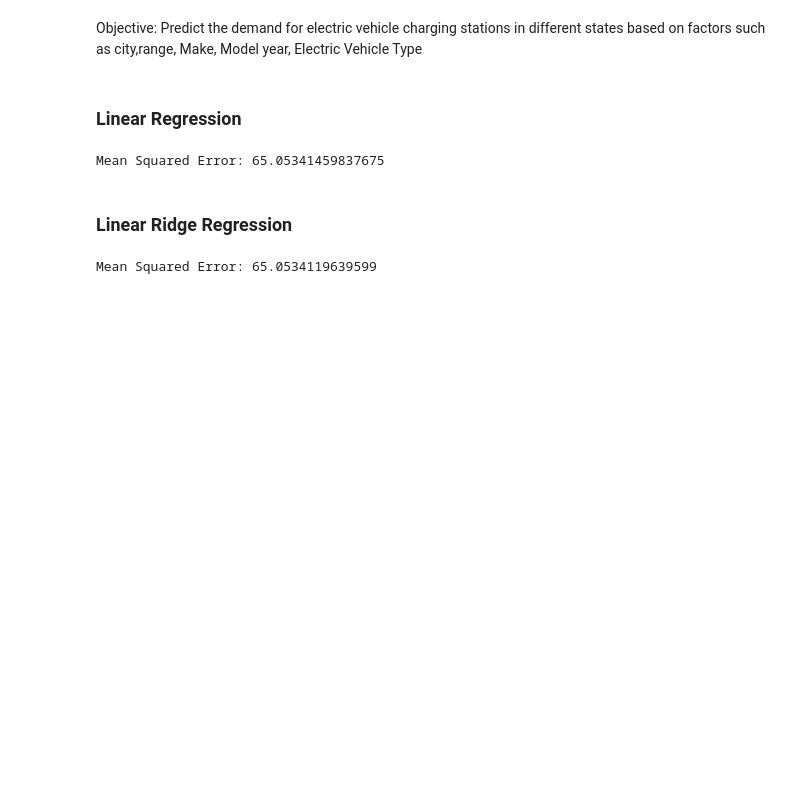
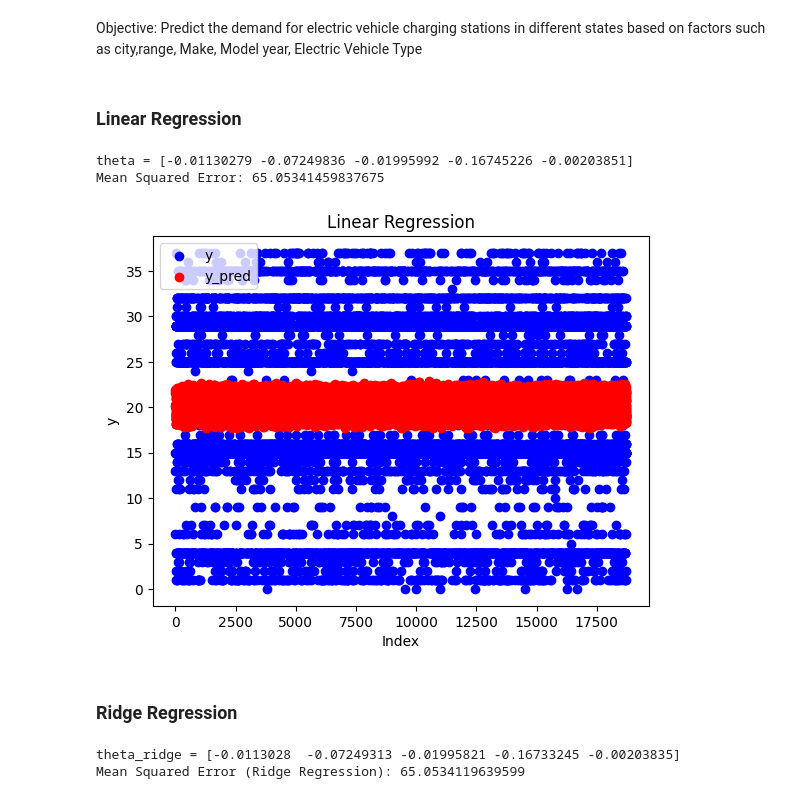
Before and after one commit to moralessP/USA-Electric-Car-Trends, a Jupyter notebook: Project_US_EV_Populationv3.ipynb, the cells around one changed output. Drawn from its saved outputs; the diff is of its cells as text; code cells hidden in the pictures; blank space fills up the shorter version.

```diff
--- a/Project_US_EV_Populationv3.ipynb
+++ b/Project_US_EV_Populationv3.ipynb
@@ -765,28 +773,38 @@ y_pred = linear_model.predict(X_test)
 # Evaluate the performance
 mse = mean_squared_error(y_test, y_pred)
 
-print(f'Mean Squared Error: {mse}')
+print(f"theta = {linear_model.coef_}")
+print(f'Mean Squared Error (Linear Regression): {mse}')
 # %% [output]
+theta = [-0.01130279 -0.07249836 -0.01995992 -0.16745226 -0.00203851]
 Mean Squared Error: 65.05341459837675
+# %%
+plt.scatter(range(len(y_test)), y_test, color='blue', label='y')
+plt.scatter(range(len(y_pred)), y_pred, color='red', label='y_pred')
+plt.xlabel("Index")
+plt.ylabel("y")
+plt.title("Linear Regression")
+plt.legend()
+plt.show()
+# %% [output]
+[figure, added]
 # %% [markdown]
-### Linear Ridge Regression
+### Ridge Regression
 # %%
 from sklearn.linear_model import Ridge
-from sklearn.compose import ColumnTransformer
-from sklearn.preprocessing import OneHotEncoder
-from sklearn.metrics import mean_squared_error
-
-from sklearn.preprocessing import LabelEncoder
 
 # Création et entraînement du modèle de régression ridge
 ridge_reg = Ridge(alpha=10)
 ridge_reg.fit(X, y)
 
 # Prédiction sur l'ensemble de test
-y_pred = ridge_reg.predict(X_test)
+y_pred_ridge = ridge_reg.predict(X_test)
 
 # Évaluation du modèle
-mse = mean_squared_error(y_test, y_pred)
-print(f'Mean Squared Error: {mse}')
+mse = mean_squared_error(y_test, y_pred_ridge)
+
+print(f"theta_ridge = {ridge_reg.coef_}")
+print(f'Mean Squared Error (Ridge Regression): {mse}')
 # %% [output]
-Mean Squared Error: 65.0534119639599
+theta_ridge = [-0.0113028  -0.07249313 -0.01995821 -0.16733245 -0.00203835]
+Mean Squared Error (Ridge Regression): 65.0534119639599
```
Also changed, not shown: parts of 16 cells of this notebook.
